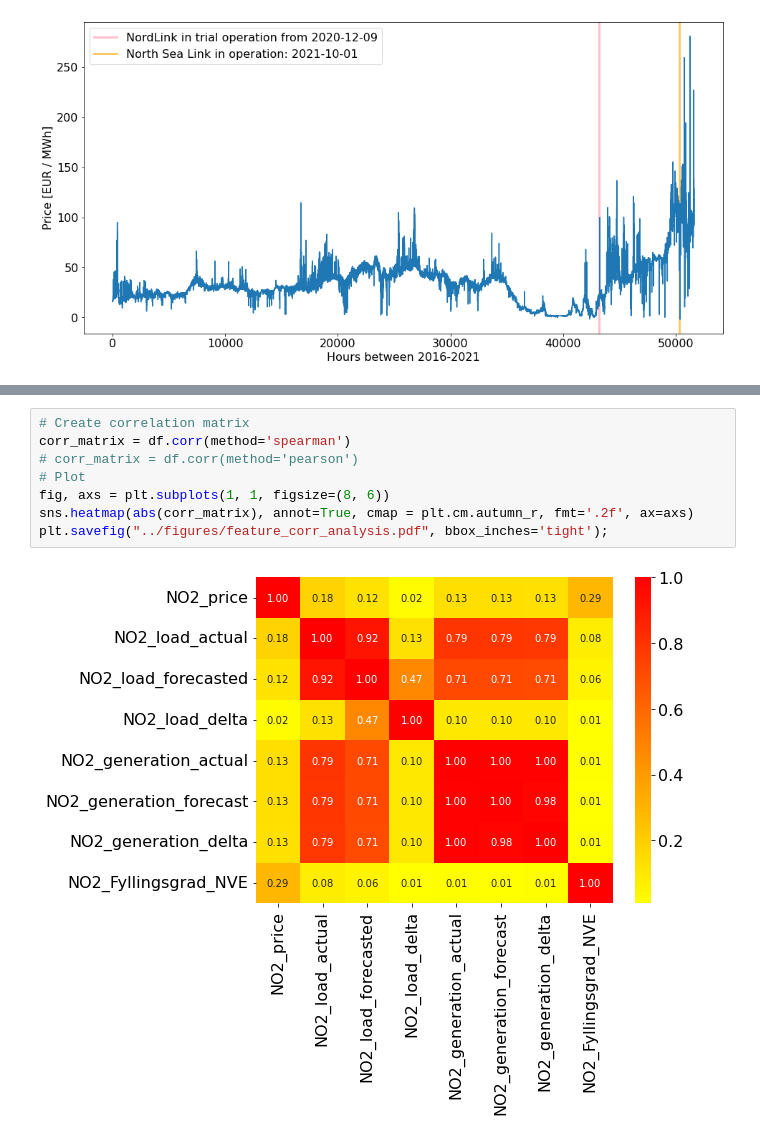
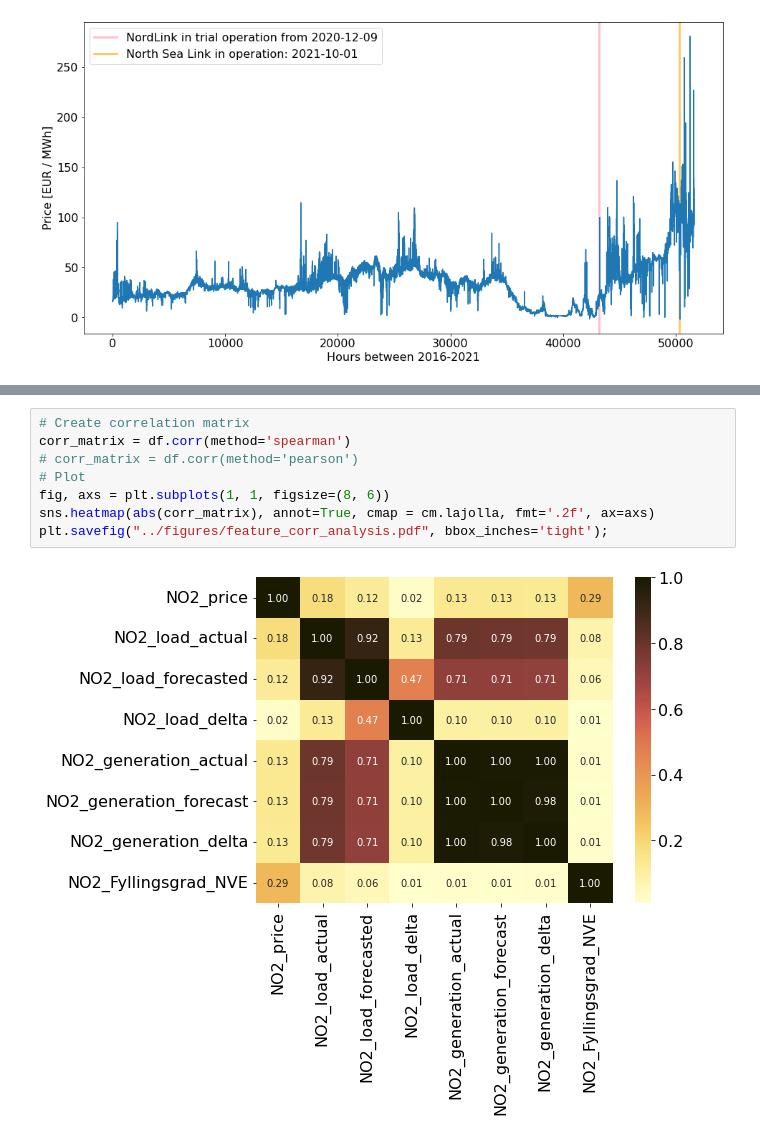
Before and after one commit to AndreasBordvik/FYS-STK4155-Prj3_report, a Jupyter notebook: code/best_models_plots.ipynb, the cells around one changed output, grey strips where cells are left out. Cells and saved outputs as stored; diff of their text form.

```diff
--- a/code/best_models_plots.ipynb
+++ b/code/best_models_plots.ipynb
@@ -261,10 +261,10 @@ df.corr()
 # %%
 # Create correlation matrix
 corr_matrix = df.corr(method='spearman')
 # corr_matrix = df.corr(method='pearson')
 # Plot
 fig, axs = plt.subplots(1, 1, figsize=(8, 6))
-sns.heatmap(abs(corr_matrix), annot=True, cmap = plt.cm.autumn_r, fmt='.2f', ax=axs)
+sns.heatmap(abs(corr_matrix), annot=True, cmap = cm.lajolla, fmt='.2f', ax=axs)
 plt.savefig("../figures/feature_corr_analysis.pdf", bbox_inches='tight');
 # %% [output]
-[figure, old version]
+[figure, new version]
```
Also changed, not shown: 5 other files.
